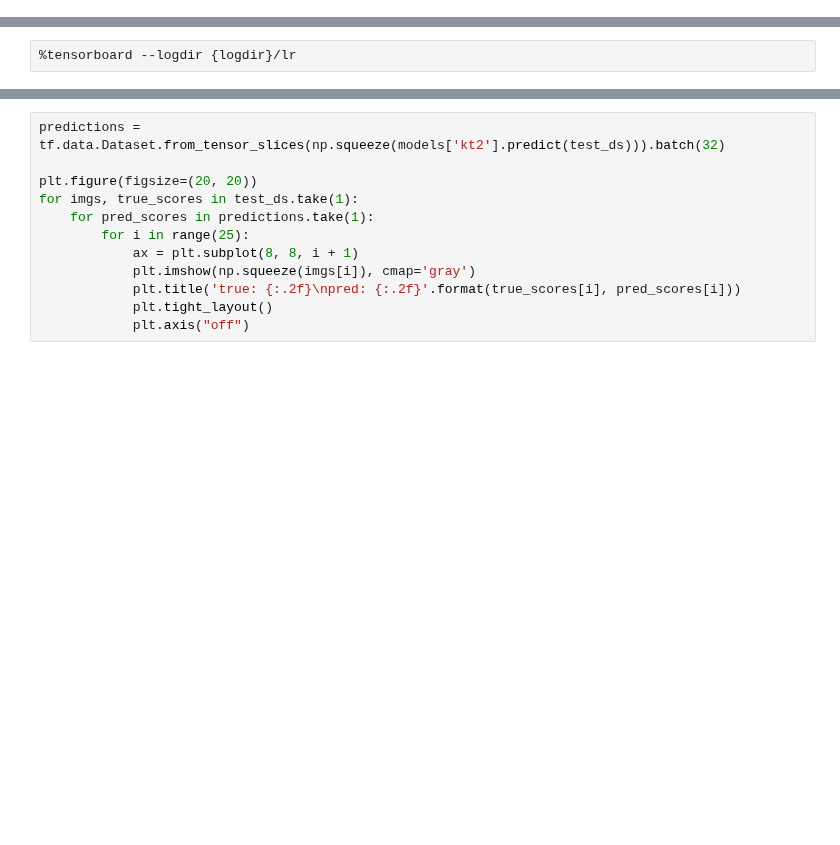
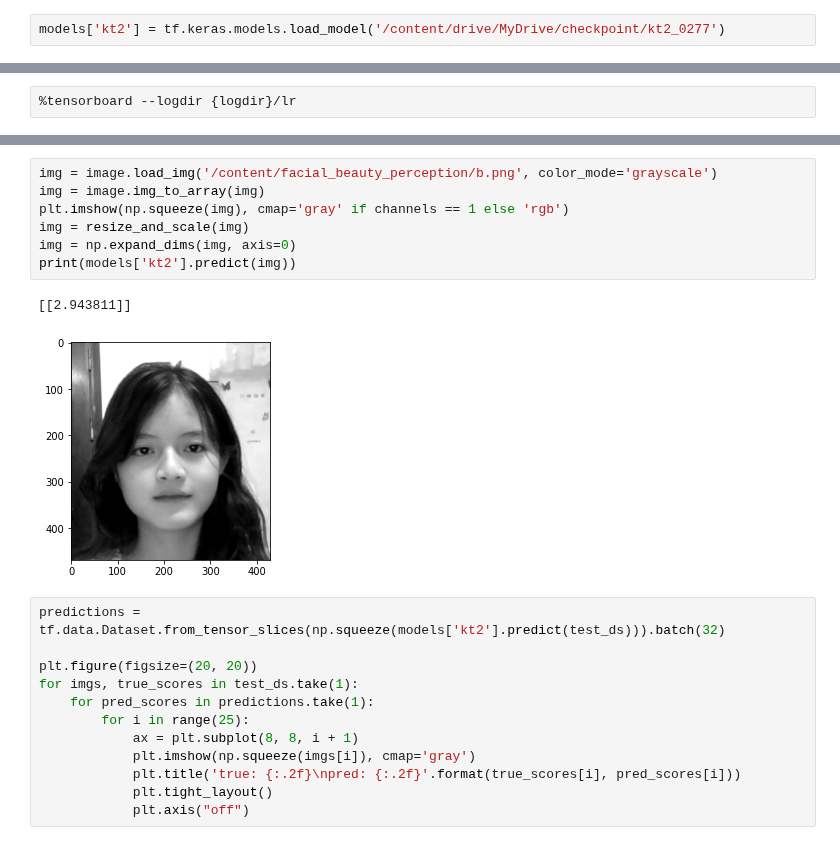
Before and after one commit to LapTQ/IT3910E_facial_beauty_pediction, a Jupyter notebook: facial_beauty_perception.ipynb, the cells around one changed output, grey strips where cells are left out. Cells and saved outputs as stored; diff of their text form; blank space fills up the shorter version.

```diff
--- a/facial_beauty_perception.ipynb
+++ b/facial_beauty_perception.ipynb
@@ -546,6 +546,8 @@ print(epoch_record)
 models['kt2'].save('/content/drive/MyDrive/checkpoint/kt2_0277')
 # %% [output]
 INFO:tensorflow:Assets written to: /content/drive/MyDrive/checkpoint/kt2_0277/assets
+# %%
+models['kt2'] = tf.keras.models.load_model('/content/drive/MyDrive/checkpoint/kt2_0277')
 # %% [markdown]
 ### Keras tuner
 # %%
@@ -803,3 +701,13 @@ plot_layer_output('kt', layer=10, image_index=2)
+# %%
+img = image.load_img('/content/facial_beauty_perception/b.png', color_mode='grayscale')
+img = image.img_to_array(img)
+plt.imshow(np.squeeze(img), cmap='gray' if channels == 1 else 'rgb')
+img = resize_and_scale(img)
+img = np.expand_dims(img, axis=0)
+print(models['kt2'].predict(img))
+# %% [output]
+[[2.943811]]
+[figure, added]
 # %%
 predictions = tf.data.Dataset.from_tensor_slices(np.squeeze(models['kt2'].predict(test_ds))).batch(32)
 
```
Also changed, not shown: parts of 6 cells of this notebook.
